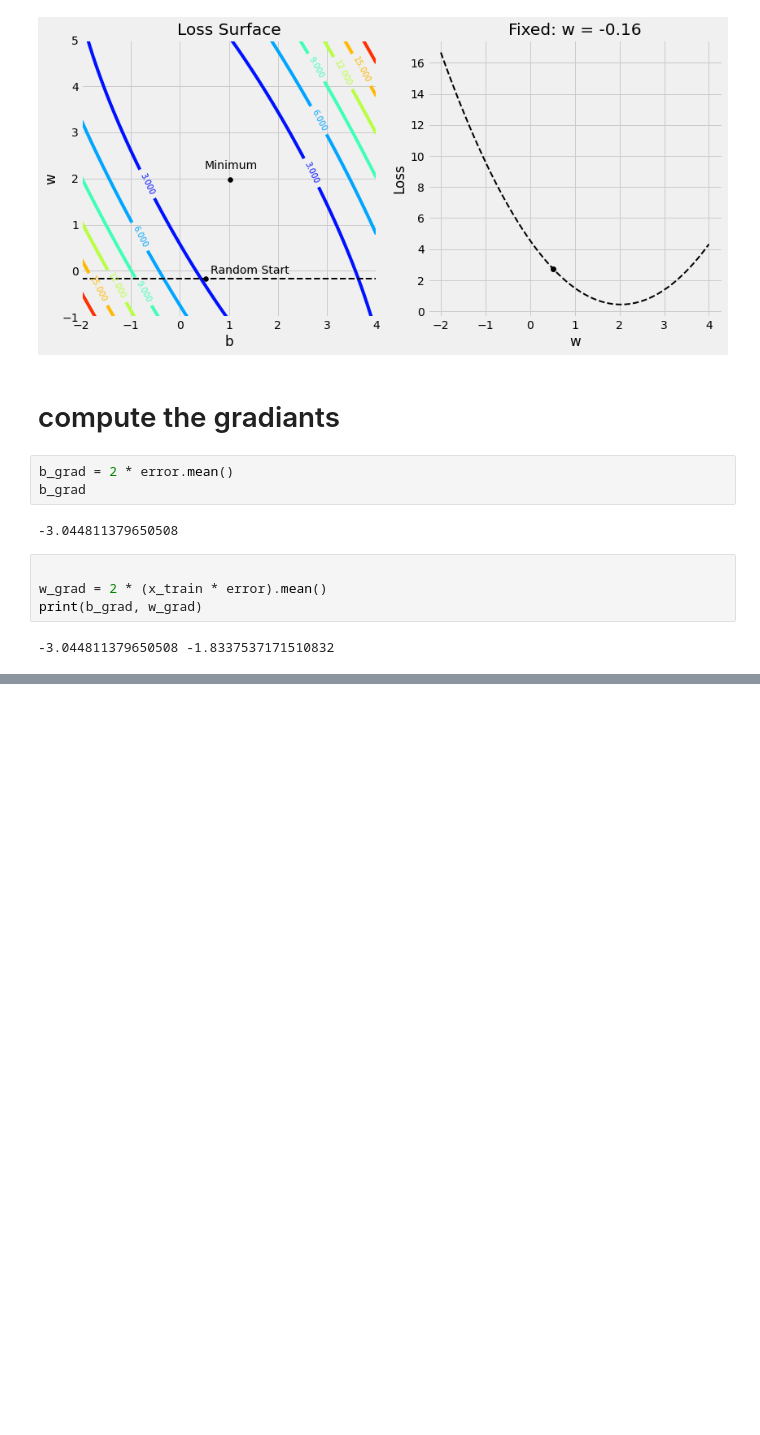
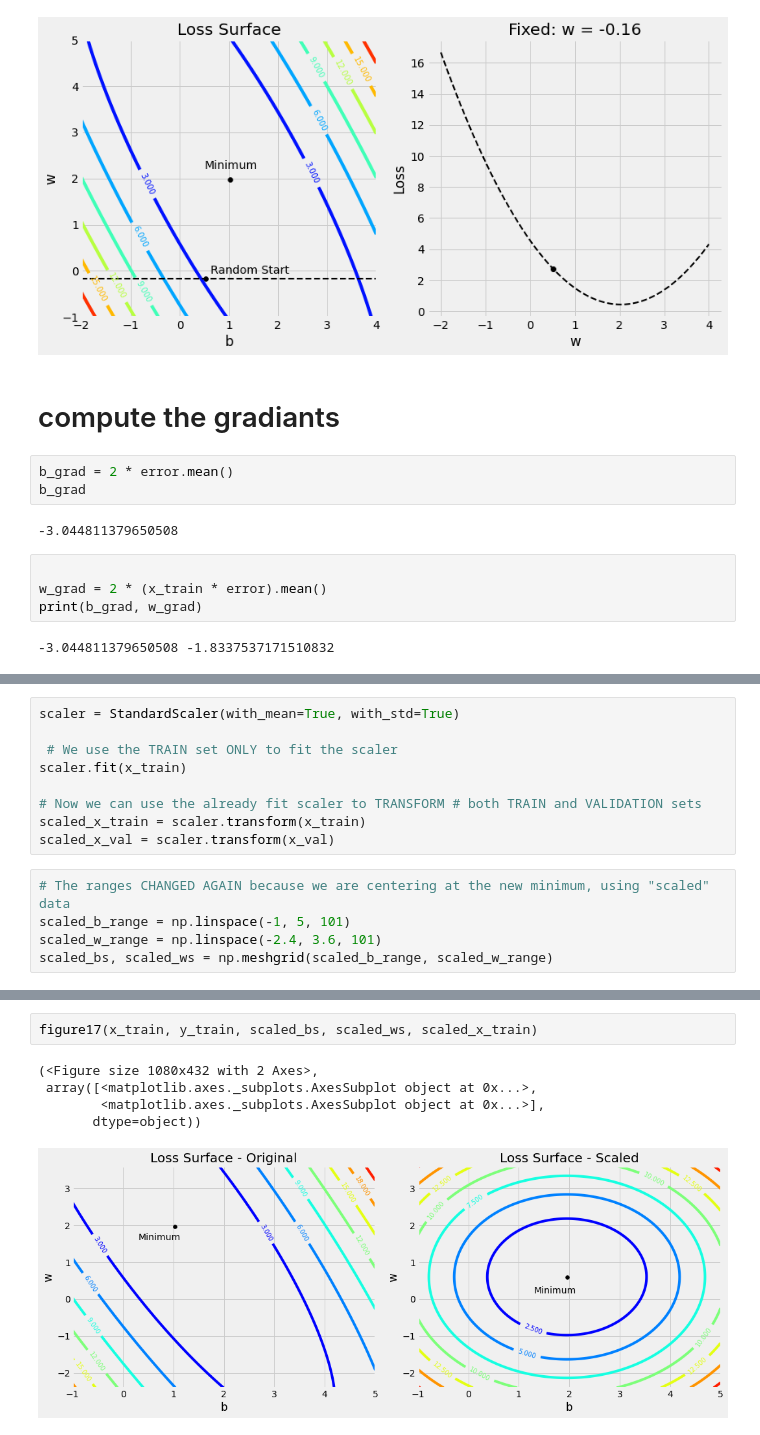
Before and after one commit to raviakasapu/DeepLearningPyTorch, a Jupyter notebook: Deep_Learning_with_PyTorch_Chapter00.ipynb, the cells around one changed output, grey strips where cells are left out. Drawn from its saved outputs; the diff is of its cells as text; blank space fills up the shorter version.

```diff
--- a/Deep_Learning_with_PyTorch_Chapter00.ipynb
+++ b/Deep_Learning_with_PyTorch_Chapter00.ipynb
@@ -328,0 +331,14 @@ print(b_grad, w_grad)
+# %%
+scaler = StandardScaler(with_mean=True, with_std=True)
+
+ # We use the TRAIN set ONLY to fit the scaler
+scaler.fit(x_train)
+
+# Now we can use the already fit scaler to TRANSFORM # both TRAIN and VALIDATION sets
+scaled_x_train = scaler.transform(x_train)
+scaled_x_val = scaler.transform(x_val)
+# %%
+# The ranges CHANGED AGAIN because we are centering at the new minimum, using "scaled" data
+scaled_b_range = np.linspace(-1, 5, 101)
+scaled_w_range = np.linspace(-2.4, 3.6, 101)
+scaled_bs, scaled_ws = np.meshgrid(scaled_b_range, scaled_w_range)
@@ -328,0 +392,8 @@ print(b_grad, w_grad)
+# %%
+figure17(x_train, y_train, scaled_bs, scaled_ws, scaled_x_train)
+# %% [output]
+(<Figure size 1080x432 with 2 Axes>,
+ array([<matplotlib.axes._subplots.AxesSubplot object at 0x...>,
+        <matplotlib.axes._subplots.AxesSubplot object at 0x...>],
+       dtype=object))
+[figure, added]
```
Also changed, not shown: parts of 2 cells of this notebook.
